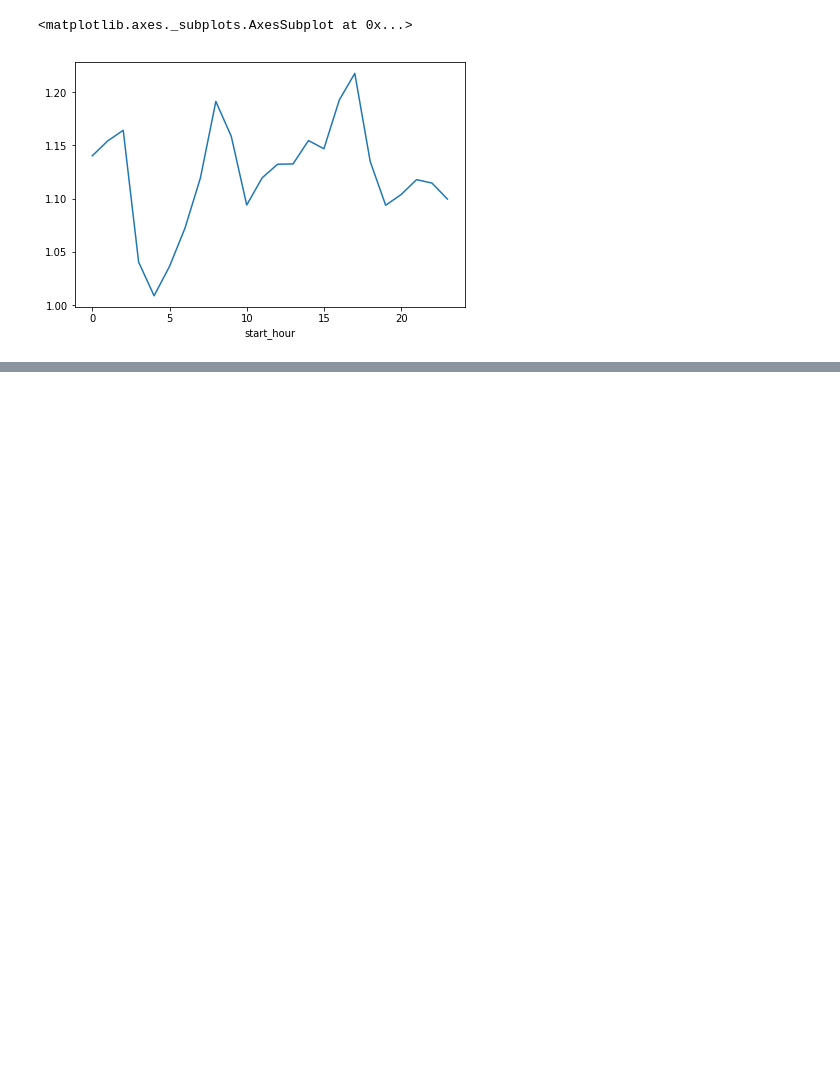
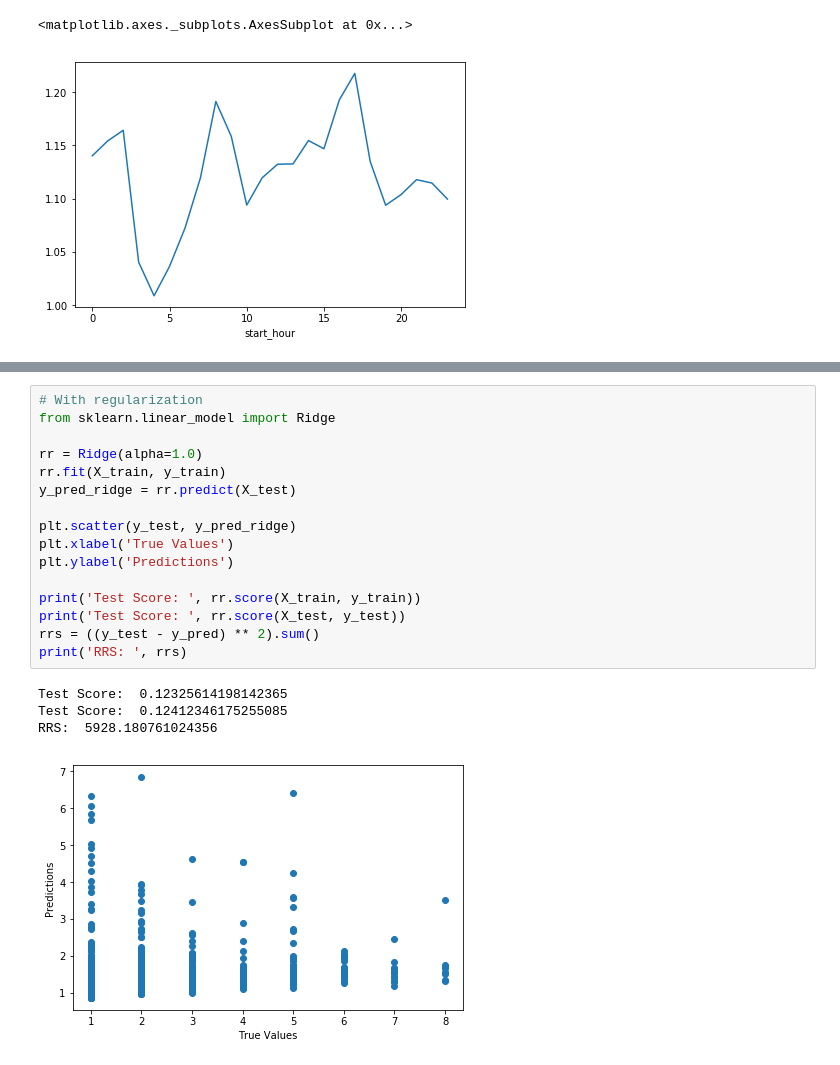
Before and after one commit to beomjundc/datax_bikeshare, a Jupyter notebook: model/prediction_trip_count.ipynb, the cells around one changed output, grey strips where cells are left out. Drawn from its saved outputs; the diff is of its cells as text; blank space fills up the shorter version.

```diff
--- a/model/prediction_trip_count.ipynb
+++ b/model/prediction_trip_count.ipynb
@@ -89,0 +143,21 @@ array([16.])
+# %%
+# With regularization
+from sklearn.linear_model import Ridge
+
+rr = Ridge(alpha=1.0)
+rr.fit(X_train, y_train)
+y_pred_ridge = rr.predict(X_test)
+
+plt.scatter(y_test, y_pred_ridge)
+plt.xlabel('True Values')
+plt.ylabel('Predictions')
+
+print('Test Score: ', rr.score(X_train, y_train))
+print('Test Score: ', rr.score(X_test, y_test))
+rrs = ((y_test - y_pred) ** 2).sum()
+print('RRS: ', rrs)
+# %% [output]
+Test Score:  0.12325614198142365
+Test Score:  0.12412346175255085
+RRS:  5928.180761024356
+[figure, added]
```
Also changed, not shown: parts of 9 cells of this notebook.
